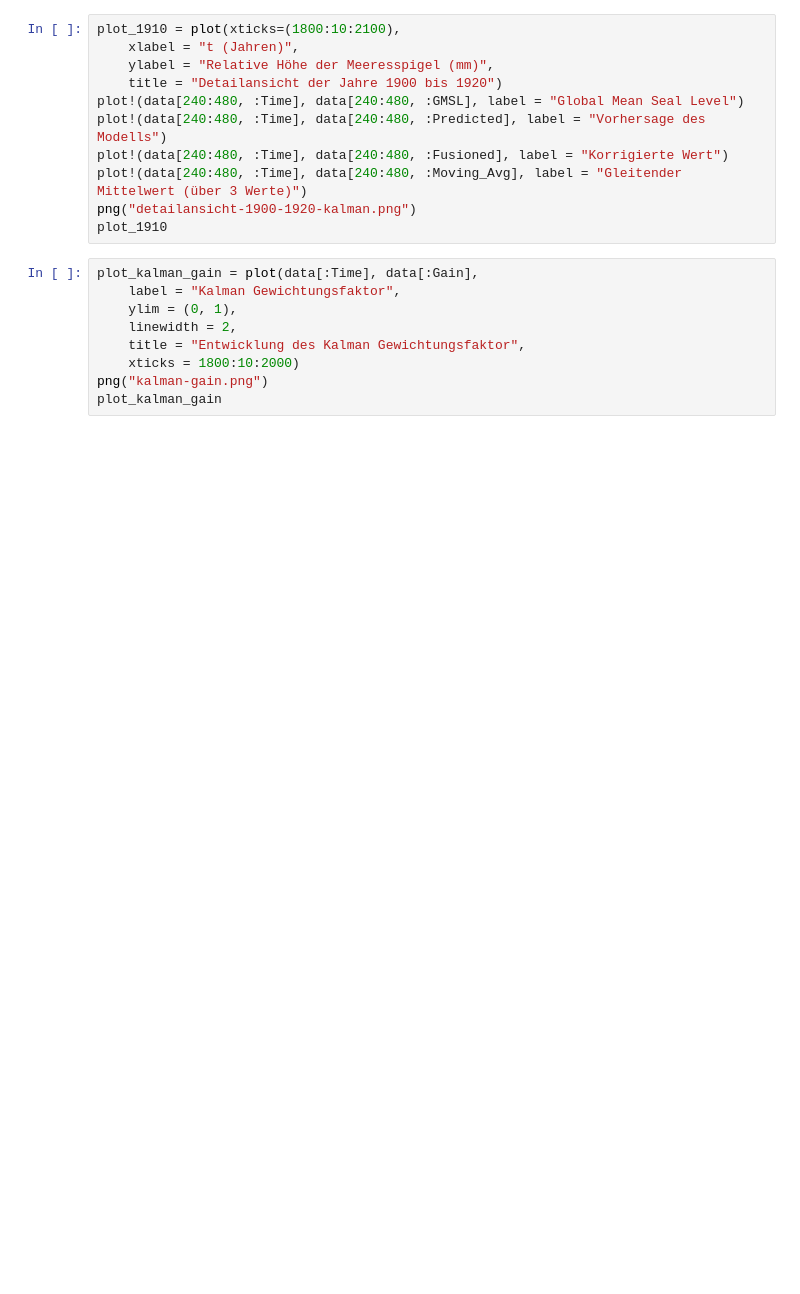
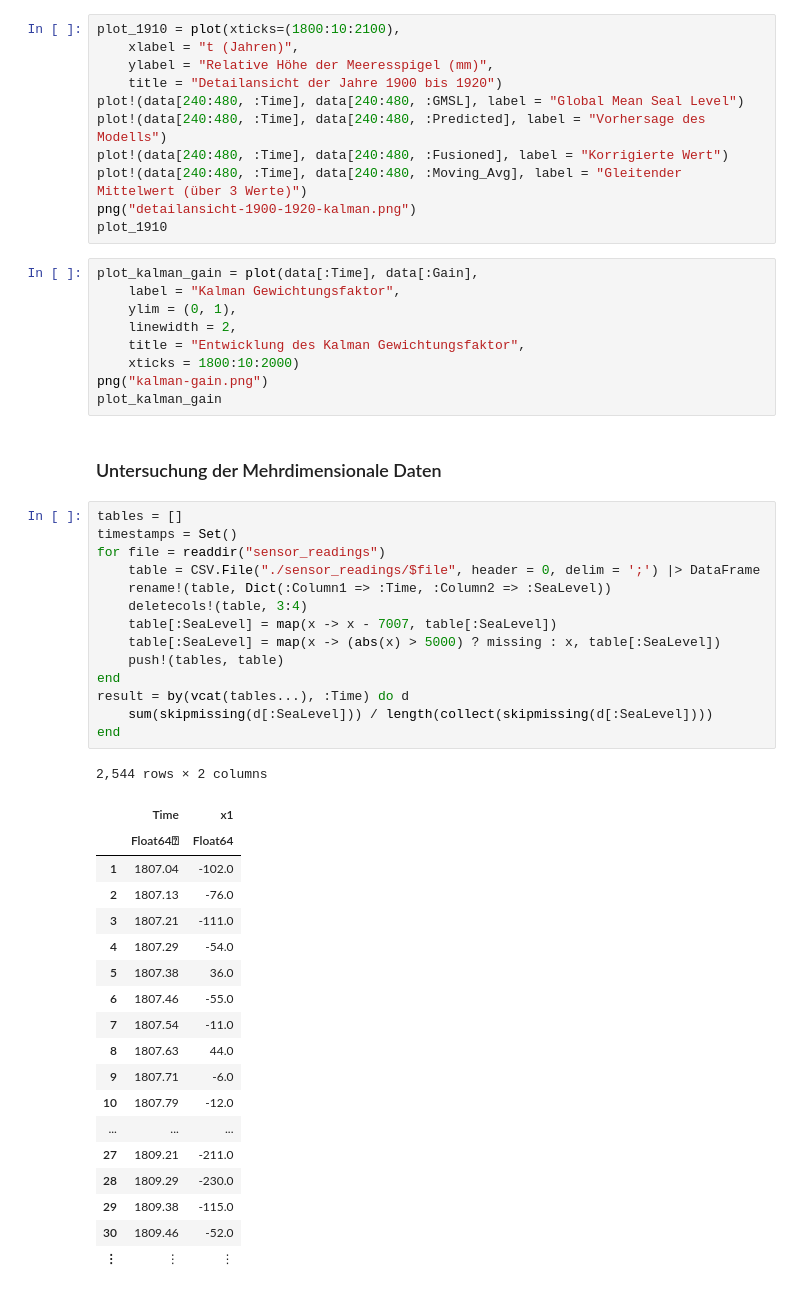
Before and after one commit to hydroid7/kalman, a Jupyter notebook: 01.sealevel/SeaLevel.ipynb, the cells around one changed output. Drawn from its saved outputs; the diff is of its cells as text; blank space fills up the shorter version.

Commit message:
Added multi sensor input for sea level

```diff
--- a/01.sealevel/SeaLevel.ipynb
+++ b/01.sealevel/SeaLevel.ipynb
@@ -150,3 +149,39 @@ plot_kalman_gain = plot(data[:Time], data[:Gain],
     xticks = 1800:10:2000)
 png("kalman-gain.png")
 plot_kalman_gain
+# %% [markdown]
+### Untersuchung der Mehrdimensionale Daten
+# %%
+tables = []
+timestamps = Set()
+for file = readdir("sensor_readings")
+    table = CSV.File("./sensor_readings/$file", header = 0, delim = ';') |> DataFrame
+    rename!(table, Dict(:Column1 => :Time, :Column2 => :SeaLevel))
+    deletecols!(table, 3:4)
+    table[:SeaLevel] = map(x -> x - 7007, table[:SeaLevel])
+    table[:SeaLevel] = map(x -> (abs(x) > 5000) ? missing : x, table[:SeaLevel])
+    push!(tables, table)
+end
+result = by(vcat(tables...), :Time) do d
+    sum(skipmissing(d[:SeaLevel])) / length(collect(skipmissing(d[:SeaLevel])))
+end
+# %% [output]
+2,544 rows × 2 columns
+|  | Time | x1 |
+|  | Float64⍰ | Float64 |
+| 1 | 1807.04 | -102.0 |
+| 2 | 1807.13 | -76.0 |
+| 3 | 1807.21 | -111.0 |
+| 4 | 1807.29 | -54.0 |
+| 5 | 1807.38 | 36.0 |
+| 6 | 1807.46 | -55.0 |
+| 7 | 1807.54 | -11.0 |
+| 8 | 1807.63 | 44.0 |
+| 9 | 1807.71 | -6.0 |
+| 10 | 1807.79 | -12.0 |
+| ... | ... | ... |
+| 27 | 1809.21 | -211.0 |
+| 28 | 1809.29 | -230.0 |
+| 29 | 1809.38 | -115.0 |
+| 30 | 1809.46 | -52.0 |
+| ⋮ | ⋮ | ⋮ |
```
Also changed, not shown: parts of 5 cells of this notebook, 7 other files.
